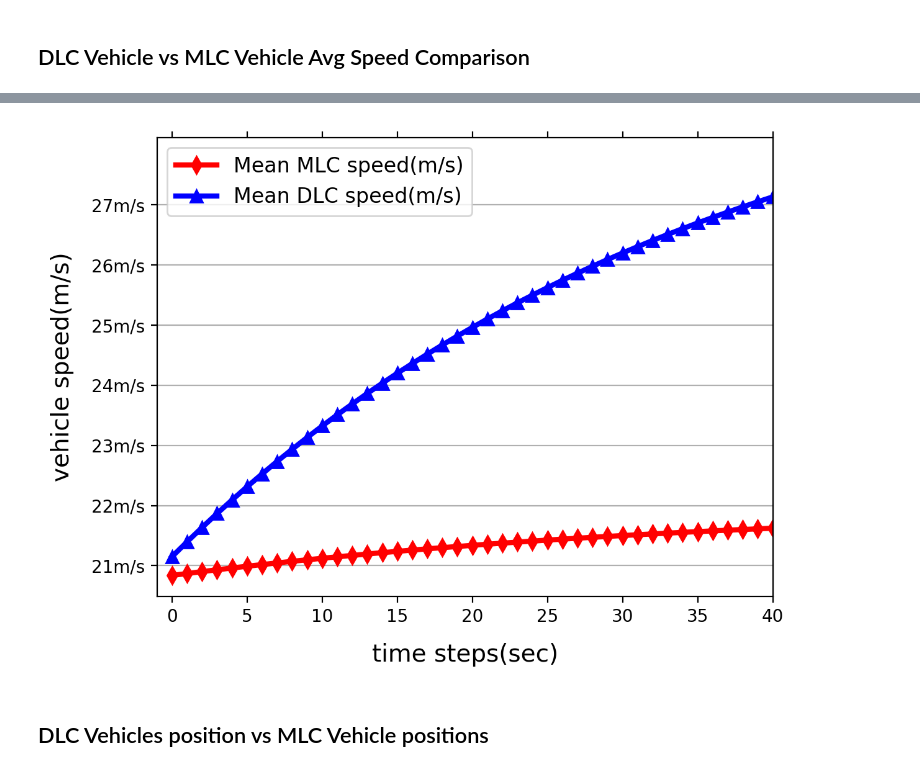
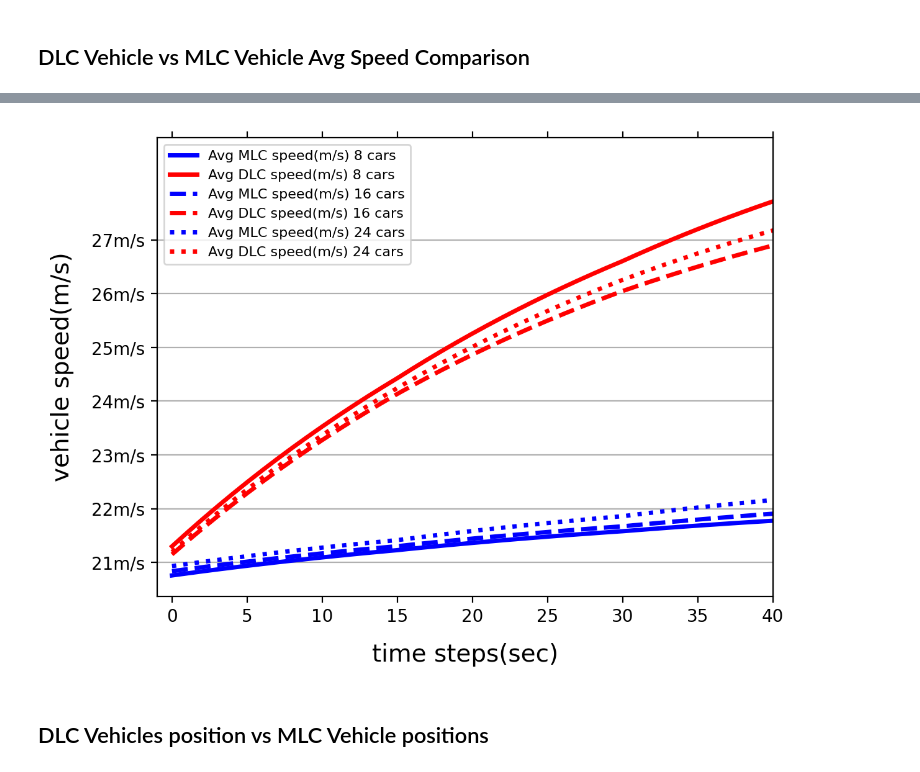
Before and after one commit to RaulEP/MscThesis-MAHighwayEnv, a Jupyter notebook: test.ipynb, the cells around one changed output, grey strips where cells are left out. Saved outputs shown, nothing was run; the diff lists cells and outputs as text; code cells hidden in the pictures.

```diff
--- a/test.ipynb
+++ b/test.ipynb
@@ -61,0 +56,4 @@ array([[0.00000000e+00, 2.09935379e+01, 2.08376472e+01, 2.11494286e+01],
+# %%
+speed_metrics_np8 = A2C8pm
+speed_metrics_np16 = TRPO16pm
+speed_metrics_np24 = TRPO24pm
@@ -89,0 +78,7 @@ speed_metrics_df.tail()
+# %%
+#divide numpy into individual lists
+
+time_steps16 = speed_metrics_np16[:, 0]
+avg_mlc_speed16 = speed_metrics_np16[:, 2]
+avg_dlc_speed16 = speed_metrics_np16[:, 3]
+avg_mlc_speed16.shape
@@ -89,0 +87,7 @@ speed_metrics_df.tail()
+# %%
+#divide numpy into individual lists
+
+time_steps24 = speed_metrics_np24[:, 0]
+avg_mlc_speed24 = speed_metrics_np24[:, 2]
+avg_dlc_speed24 = speed_metrics_np24[:, 3]
+avg_mlc_speed24.shape
@@ -89,0 +96,17 @@ speed_metrics_df.tail()
+# %%
+import pandas as pd
+
+data8 = {'Time Steps(sec)': time_steps8[:50],
+        'Avg MLC Speed(m/s)': avg_mlc_speed8[:50],
+        'Avg DLC Speed(m/s)': avg_dlc_speed8[:50]}
+speed_metrics_df8 = pd.DataFrame(data8)
+
+data16 = {'Time Steps(sec)': time_steps16[:50],
+        'Avg MLC Speed(m/s)': avg_mlc_speed16[:50],
+        'Avg DLC Speed(m/s)': avg_dlc_speed16[:50]}
+speed_metrics_df16 = pd.DataFrame(data16)
+
+data24 = {'Time Steps(sec)': time_steps24[:50],
+        'Avg MLC Speed(m/s)': avg_mlc_speed24[:50],
+        'Avg DLC Speed(m/s)': avg_dlc_speed24[:50]}
+speed_metrics_df24 = pd.DataFrame(data24)
@@ -90,28 +133,32 @@ speed_metrics_df.tail()
 # %%
-plt.plot(data["Time Steps(sec)"],data['Avg MLC Speed(m/s)'],  'r', linestyle='solid',label="Mean MLC speed(m/s)", marker='d', markersize=7, linewidth=3)
-plt.plot( data["Time Steps(sec)"],data['Avg DLC Speed(m/s)'], 'b', label="Mean DLC speed(m/s)", marker='^', markersize=7, linewidth=3)
+plt.plot(data8["Time Steps(sec)"],data8['Avg MLC Speed(m/s)'],  'b-',     label="Avg MLC speed(m/s) 8 cars", linewidth=2.5)
+plt.plot( data8["Time Steps(sec)"],data8['Avg DLC Speed(m/s)'], 'r-',     label="Avg DLC speed(m/s) 8 cars", linewidth=2.5)
+plt.plot(data16["Time Steps(sec)"],data16['Avg MLC Speed(m/s)'],  'b--', label="Avg MLC speed(m/s) 16 cars",  linewidth=2.5)
+plt.plot( data16["Time Steps(sec)"],data16['Avg DLC Speed(m/s)'], 'r--', label="Avg DLC speed(m/s) 16 cars", linewidth=2.5)
+plt.plot(data24["Time Steps(sec)"],data24['Avg MLC Speed(m/s)'],  'b:',  label="Avg MLC speed(m/s) 24 cars",  linewidth=2.5)
+plt.plot( data24["Time Steps(sec)"],data24['Avg DLC Speed(m/s)'], 'r:',  label="Avg DLC speed(m/s) 24 cars",  linewidth=2.5)
 linestyle=['solid', 'dashed', 'dotted', 'dashdot']
 
 #labelpad aleja el label de la grafica
 
 #font dict:
 font1 = {'size': 14}
 
 plt.grid(True, axis='y')
 plt.xlabel('time steps(sec)', labelpad=10, fontdict=font1)
 plt.xlim([-1, 40])
 plt.tick_params(axis='x', top=True)
 #plt.ylim([20, 28])
 #plt.axis([-1, 40, 20, 28])
 plt.rcParams['figure.dpi'] = 200
 plt.ylabel('vehicle speed(m/s)', labelpad=10, fontdict=font1)
 plt.yticks([21,22,23,24,25,26,27], labels=['21m/s','22m/s','23m/s','24m/s','25m/s','26m/s','27m/s'])
-plt.legend(fontsize=12)
+plt.legend(fontsize=8)
 
 
 plt.show()
 # %% [output]
-[figure, old version]
+[figure, new version]
 # %%
 speed_metrics_df.plot(x="Time Steps(sec)", y=['Avg MLC Speed(m/s)', 'Avg DLC Speed(m/s)'])
 # %% [markdown]
```
Also changed, not shown: parts of 29 cells of this notebook.
